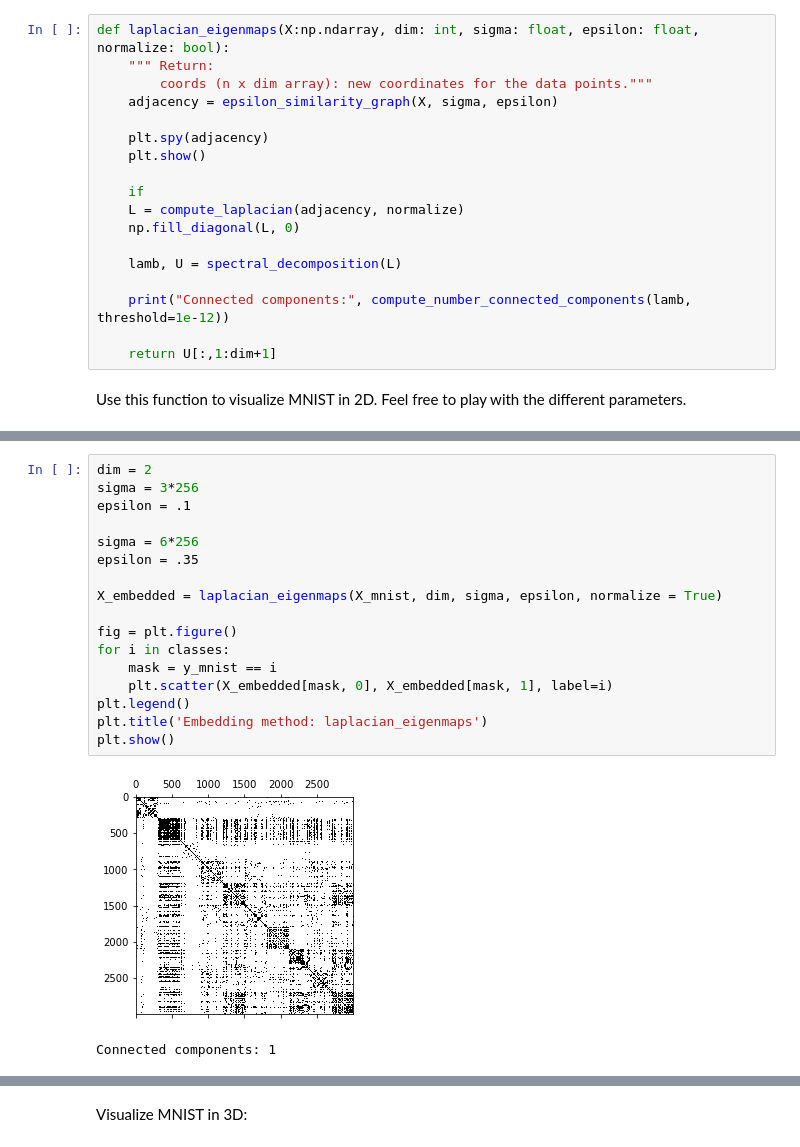
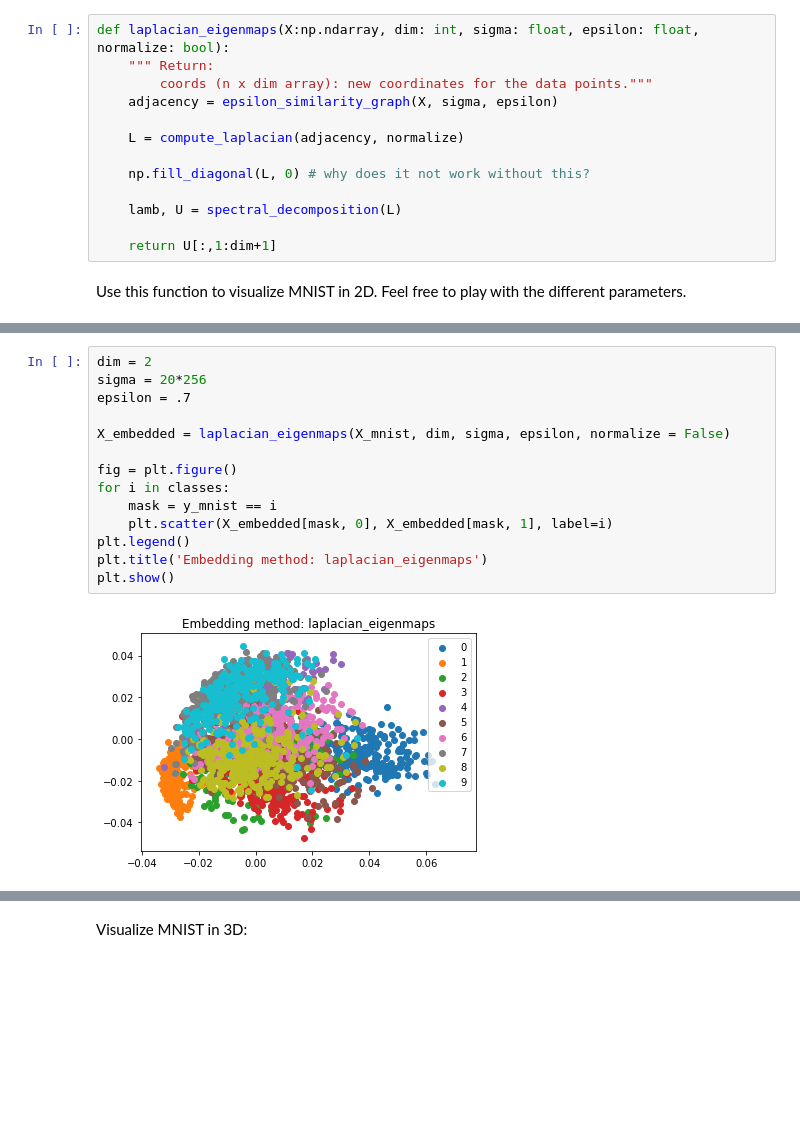
Before and after one commit to alielabridi/NTDS_2019, a Jupyter notebook: assignments/2_learning_with_graphs_jonas.ipynb, the cells around one changed output, grey strips where cells are left out. Drawn from its saved outputs; the diff is of its cells as text; blank space fills up the shorter version.

```diff
--- a/assignments/2_learning_with_graphs_jonas.ipynb
+++ b/assignments/2_learning_with_graphs_jonas.ipynb
@@ -334,17 +332,12 @@ def laplacian_eigenmaps(X:np.ndarray, dim: int, sigma: float, epsilon: float, no
         coords (n x dim array): new coordinates for the data points."""
     adjacency = epsilon_similarity_graph(X, sigma, epsilon)
 
-    plt.spy(adjacency)
-    plt.show()
+    L = compute_laplacian(adjacency, normalize)
 
-    if
-    L = compute_laplacian(adjacency, normalize)
-    np.fill_diagonal(L, 0)
+    np.fill_diagonal(L, 0) # why does it not work without this?
 
     lamb, U = spectral_decomposition(L)
 
-    print("Connected components:", compute_number_connected_components(lamb, threshold=1e-12))
-
     return U[:,1:dim+1]
 # %% [markdown]
 Use this function to visualize MNIST in 2D. Feel free to play with the different parameters.
@@ -360,20 +344,16 @@ plt.yscale('log')
 # %%
 dim = 2
-sigma = 3*256
-epsilon = .1
+sigma = 20*256
+epsilon = .7
 
-sigma = 6*256
-epsilon = .35
-
-X_embedded = laplacian_eigenmaps(X_mnist, dim, sigma, epsilon, normalize = True)
+X_embedded = laplacian_eigenmaps(X_mnist, dim, sigma, epsilon, normalize = False)
 
 fig = plt.figure()
 for i in classes:
     mask = y_mnist == i
     plt.scatter(X_embedded[mask, 0], X_embedded[mask, 1], label=i)
 plt.legend()
 plt.title('Embedding method: laplacian_eigenmaps')
 plt.show()
 # %% [output]
-[figure, old version]
+[figure, new version]
-Connected components: 1
```
Also changed, not shown: parts of 12 cells of this notebook.
